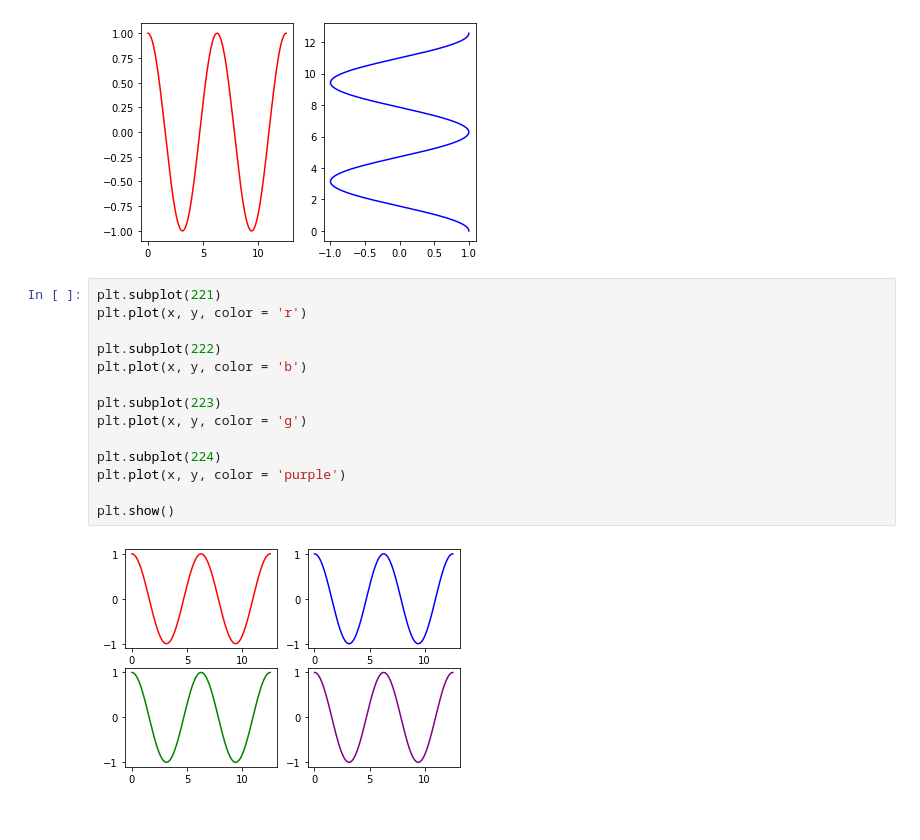
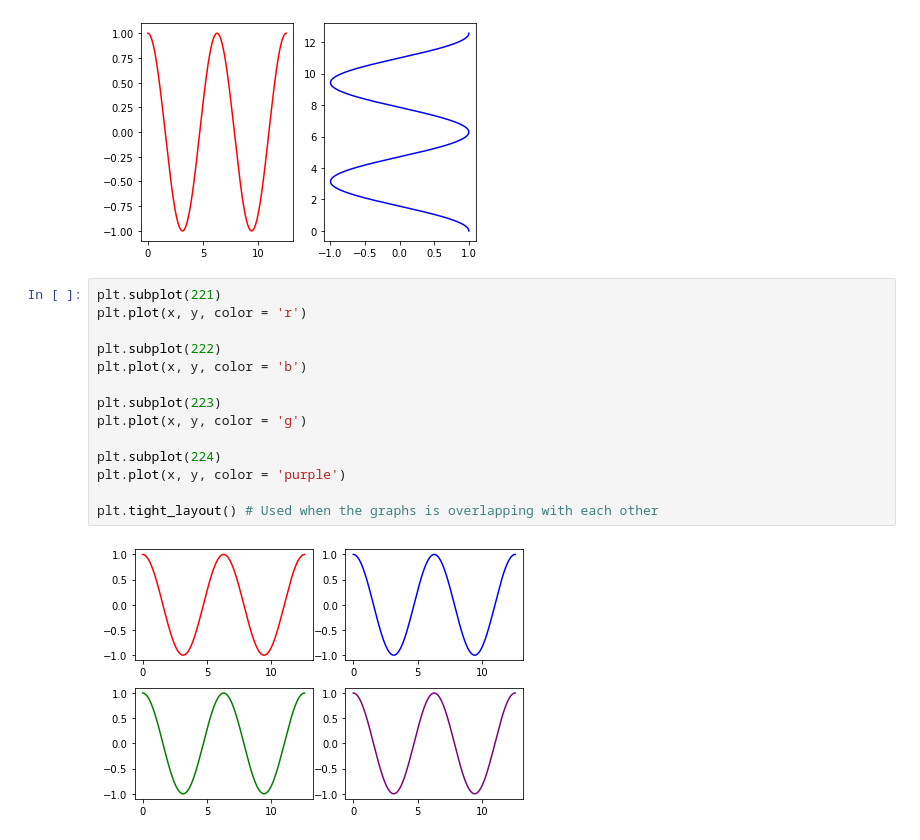
Before and after one commit to loganrane/MachineLearning101, a Jupyter notebook: Projects/Matplot Lib - Basics.ipynb, the cells around one changed output. Cells and saved outputs as stored; diff of their text form.

```diff
--- a/Projects/Matplot Lib - Basics.ipynb
+++ b/Projects/Matplot Lib - Basics.ipynb
@@ -49,16 +49,16 @@ plt.show()
 # %%
 plt.subplot(221)
 plt.plot(x, y, color = 'r')
 
 plt.subplot(222)
 plt.plot(x, y, color = 'b')
 
 plt.subplot(223)
 plt.plot(x, y, color = 'g')
 
 plt.subplot(224)
 plt.plot(x, y, color = 'purple')
 
-plt.show()
+plt.tight_layout() # Used when the graphs is overlapping with each other
 # %% [output]
-[figure, old version]
+[figure, new version]
```
Also changed, not shown: parts of 3 cells of this notebook.
